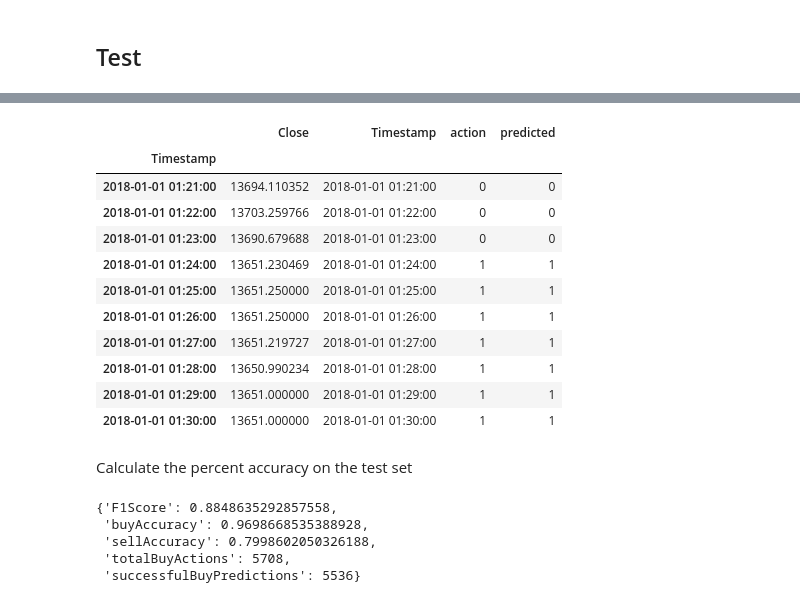
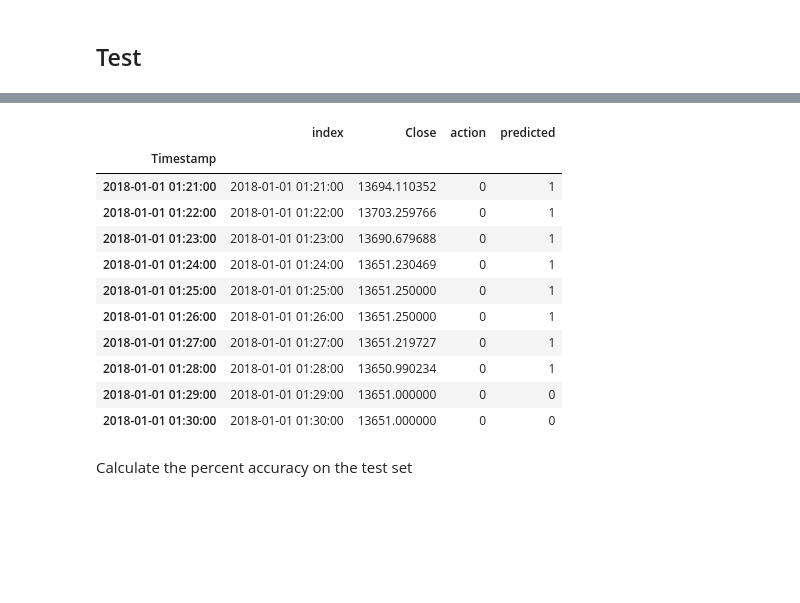
Before and after one commit to iaghidro/stock-predictor, a Jupyter notebook: notebook-files/binaryClassificationBTC.ipynb, the cells around one changed output, grey strips where cells are left out. Saved outputs shown, nothing was run; the diff lists cells and outputs as text; code cells hidden in the pictures; blank space fills up the shorter version.

```diff
--- a/notebook-files/binaryClassificationBTC.ipynb
+++ b/notebook-files/binaryClassificationBTC.ipynb
@@ -364,5 +447,5 @@ apply_cats(test, train)
 # test
 # %%
 for v in contin_vars:
-    train[v] = train[v].astype('float32')
-    test[v] = test[v].astype('float32')
+    p.train[v] = p.train[v].astype('float32')
+    p.test[v] = p.test[v].astype('float32')
@@ -371,2 +452,2 @@ We can now process our data...
 # %%
-df, y, nas, mapper = proc_df(train, dep, do_scale=True)
+df, y, nas, mapper = proc_df(p.train, dep, do_scale=True)
@@ -377,4 +454,4 @@ y.shape
 # %%
-df_test, _, nas, mapper = proc_df(test, dep, do_scale=True, mapper=mapper, na_dict=nas)
-train.head(30).T.head(70)
+df_test, _, nas, mapper = proc_df(p.test, dep, do_scale=True, mapper=mapper, na_dict=nas)
+p.train.head(30).T.head(70)
 # %% [output]
@@ -434,4 +511,4 @@ md = ColumnarModelData.from_data_frame(PATH, val_idx, df, y.astype('int'), cat_f
 # %% [markdown]
 Some categorical variables have a lot more levels than others.
 # %%
-cat_sz = [(c, len(train[c].cat.categories)+1) for c in cat_vars]
+cat_sz = [(c, len(p.train[c].cat.categories)+1) for c in cat_vars]
@@ -666,26 +666,23 @@ array([0, 0, 0, 1, 1, 1, 1, 1, 1, 1, 1, 1, 1, 1, 1, 1, 1, 1, 1, 1, ..., 1, 1, 1,
 # %%
-testPred = pd.DataFrame({'Timestamp':test.index, 'Close':test.Close, 'action':test.action, 'predicted':np.argmax(m.predict(True), axis =1)})[['Close','Timestamp', 'action', 'predicted']]
+testPred = pd.DataFrame({
+    'index':p.test.index,
+    'Close':p.test.Close,
+    'action':p.test.action,
+    'predicted':np.argmax(m.predict(True), axis =1)
+})[['index','Close','action', 'predicted']]
 testPred.head(10)
 # %% [output]
-|  | Close | Timestamp | action | predicted |
+|  | index | Close | action | predicted |
 | Timestamp |  |  |  |  |
-| 2018-01-01 01:21:00 | 13694.110352 | 2018-01-01 01:21:00 | 0 | 0 |
-| 2018-01-01 01:22:00 | 13703.259766 | 2018-01-01 01:22:00 | 0 | 0 |
-| 2018-01-01 01:23:00 | 13690.679688 | 2018-01-01 01:23:00 | 0 | 0 |
-| 2018-01-01 01:24:00 | 13651.230469 | 2018-01-01 01:24:00 | 1 | 1 |
-| 2018-01-01 01:25:00 | 13651.250000 | 2018-01-01 01:25:00 | 1 | 1 |
-| 2018-01-01 01:26:00 | 13651.250000 | 2018-01-01 01:26:00 | 1 | 1 |
-| 2018-01-01 01:27:00 | 13651.219727 | 2018-01-01 01:27:00 | 1 | 1 |
-| 2018-01-01 01:28:00 | 13650.990234 | 2018-01-01 01:28:00 | 1 | 1 |
-| 2018-01-01 01:29:00 | 13651.000000 | 2018-01-01 01:29:00 | 1 | 1 |
-| 2018-01-01 01:30:00 | 13651.000000 | 2018-01-01 01:30:00 | 1 | 1 |
+| 2018-01-01 01:21:00 | 2018-01-01 01:21:00 | 13694.110352 | 0 | 1 |
+| 2018-01-01 01:22:00 | 2018-01-01 01:22:00 | 13703.259766 | 0 | 1 |
+| 2018-01-01 01:23:00 | 2018-01-01 01:23:00 | 13690.679688 | 0 | 1 |
+| 2018-01-01 01:24:00 | 2018-01-01 01:24:00 | 13651.230469 | 0 | 1 |
+| 2018-01-01 01:25:00 | 2018-01-01 01:25:00 | 13651.250000 | 0 | 1 |
+| 2018-01-01 01:26:00 | 2018-01-01 01:26:00 | 13651.250000 | 0 | 1 |
+| 2018-01-01 01:27:00 | 2018-01-01 01:27:00 | 13651.219727 | 0 | 1 |
+| 2018-01-01 01:28:00 | 2018-01-01 01:28:00 | 13650.990234 | 0 | 1 |
+| 2018-01-01 01:29:00 | 2018-01-01 01:29:00 | 13651.000000 | 0 | 0 |
+| 2018-01-01 01:30:00 | 2018-01-01 01:30:00 | 13651.000000 | 0 | 0 |
 # %% [markdown]
 Calculate the percent accuracy on the test set
-# %%
-calculateAccuracy(testPred)
-# %% [output]
-{'F1Score': 0.8848635292857558,
- 'buyAccuracy': 0.9698668535388928,
- 'sellAccuracy': 0.7998602050326188,
- 'totalBuyActions': 5708,
- 'successfulBuyPredictions': 5536}
```
Also changed, not shown: parts of 95 cells of this notebook, 3 other files.
